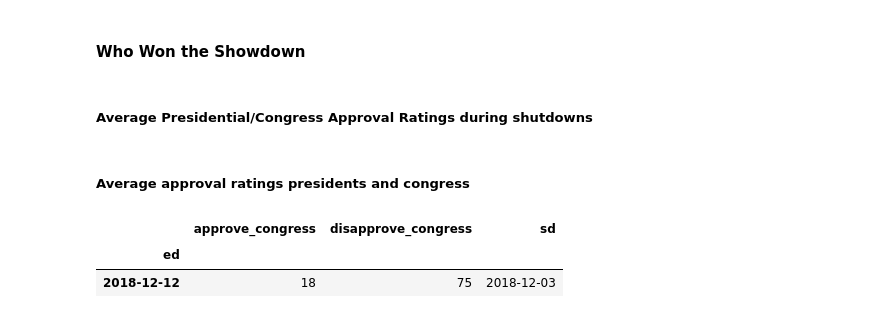
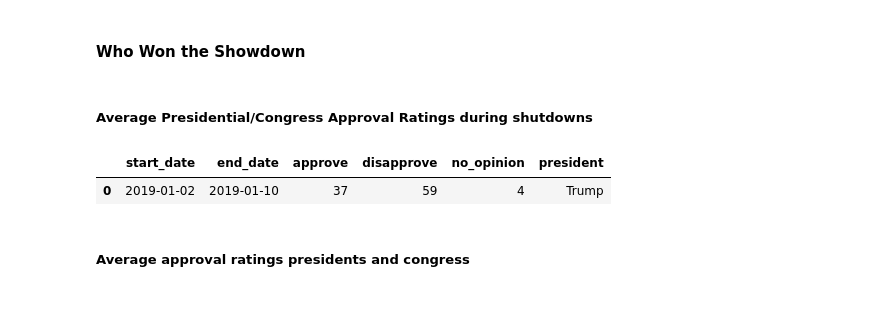
Before and after one commit to amritperera/Data-Bootcamp-Project-1, a Jupyter notebook: Code/Ahmeda-Visualization.ipynb, the cells around one changed output. Drawn from its saved outputs; the diff is of its cells as text; code cells hidden in the pictures.

```diff
--- a/Code/Ahmeda-Visualization.ipynb
+++ b/Code/Ahmeda-Visualization.ipynb
@@ -1016 +1020,6 @@ py.iplot(fig)
+# %%
+trump_df.head(1)
+# %% [output]
+|  | start_date | end_date | approve | disapprove | no_opinion | president |
+| 0 | 2019-01-02 | 2019-01-10 | 37 | 59 | 4 | Trump |
 # %%
@@ -1031,7 +1040,0 @@ ave_ford = round(ford_df.approve_ford.mean(),2)
-# %%
-# Setting index to end date in congress dataframe
-congress_clean.set_index('ed').head(1)
-# %% [output]
-|  | approve_congress | disapprove_congress | sd |
-| ed |  |  |  |
-| 2018-12-12 | 18 | 75 | 2018-12-03 |
```
Also changed, not shown: parts of 14 cells of this notebook, 1 other file.
